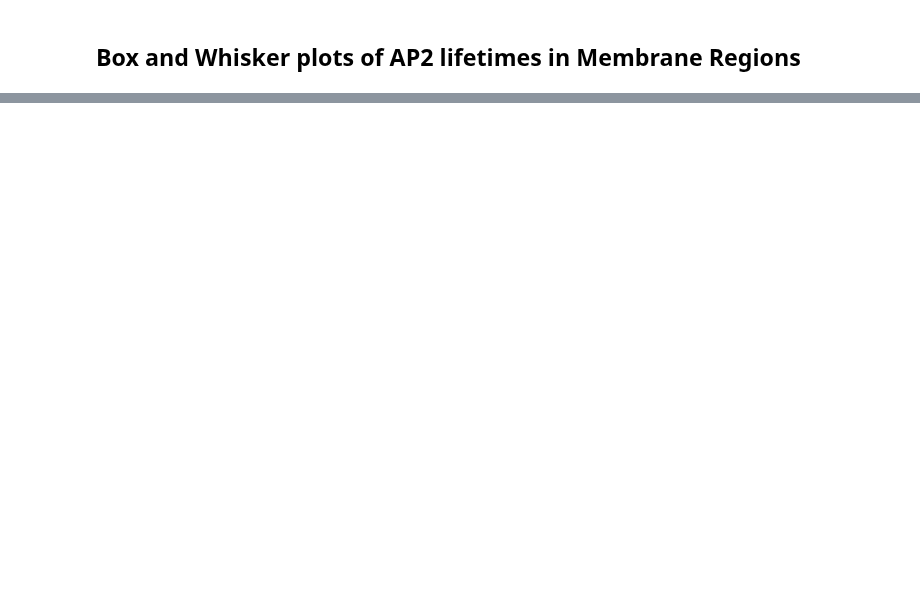
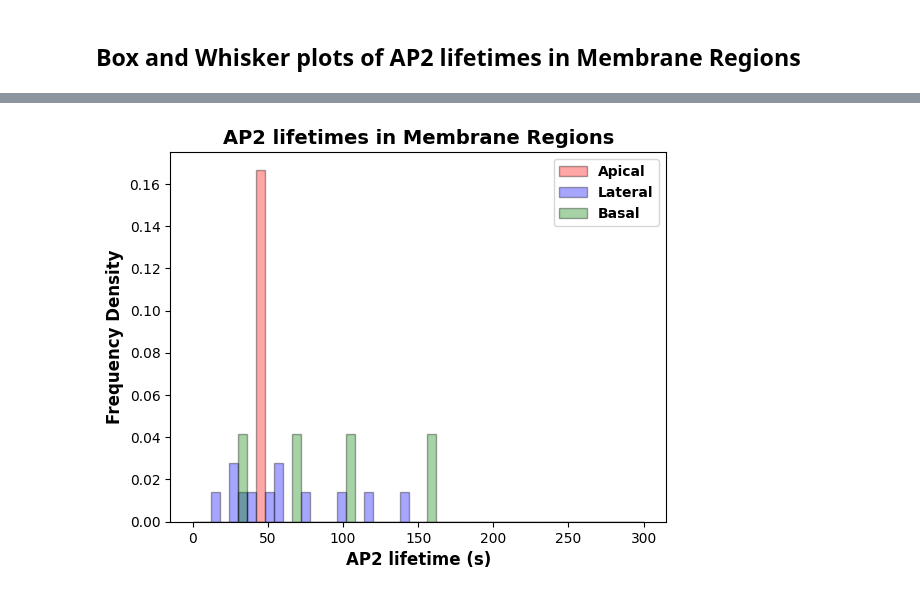
Before and after one commit to MatsulabUW/LLSM-CME-ANALYSIS, a Jupyter notebook: Final/Jupyter_Notebooks/matlab_interface/segmented_endocytosis_plots.ipynb, the cells around one changed output, grey strips where cells are left out. Cells and saved outputs as stored; diff of their text form; code cells hidden in the pictures; blank space fills up the shorter version.

```diff
--- a/Final/Jupyter_Notebooks/matlab_interface/segmented_endocytosis_plots.ipynb
+++ b/Final/Jupyter_Notebooks/matlab_interface/segmented_endocytosis_plots.ipynb
@@ -222,0 +311,9 @@ compareLumenoidsBoxPlot(boxplot_data_lumenoid2, compare_lumenoid_df, 'All', 'Lum
+# %%
+compare_lumenoid_input_file_directory = 'lumenoid_1cropped_analysis/'
+compare_lumenoid_df = pd.read_pickle(os.path.join(base_dir, compare_lumenoid_input_file_directory, 'datasets', 'region_filtered_tracks_final.pkl'))
+lumenoid1_frame_ms = 2200
+# %%
+tracks_channel_subset_compare = trackFilter('All', False, compare_lumenoid_df)
+createHistogramAP2Lifetimes(tracks_channel_subset_compare,lumenoid1_frame_ms,False)
+# %% [output]
+[figure, added]
```
Also changed, not shown: parts of 20 cells of this notebook.
